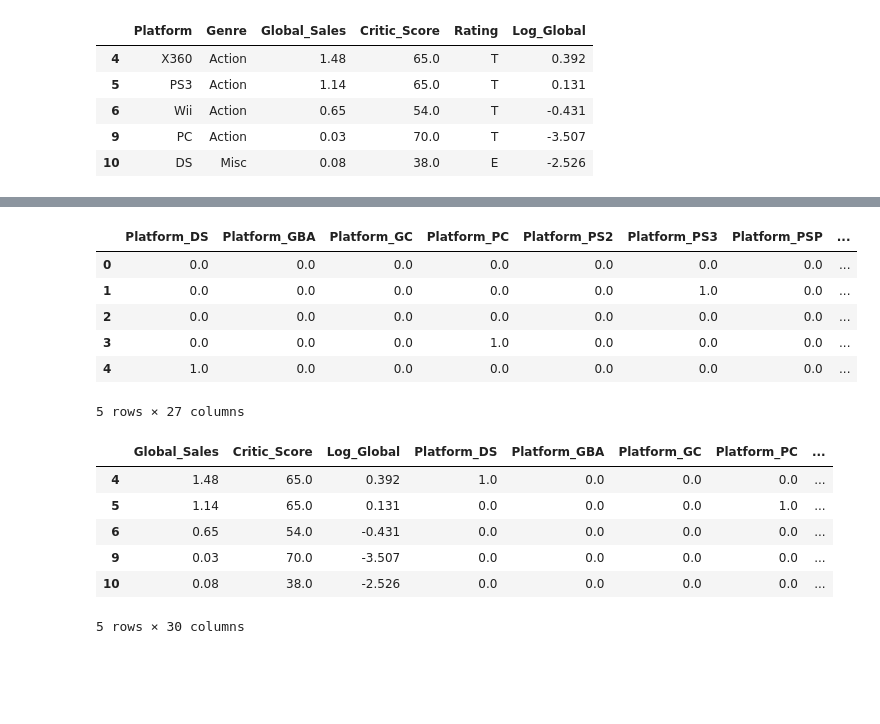
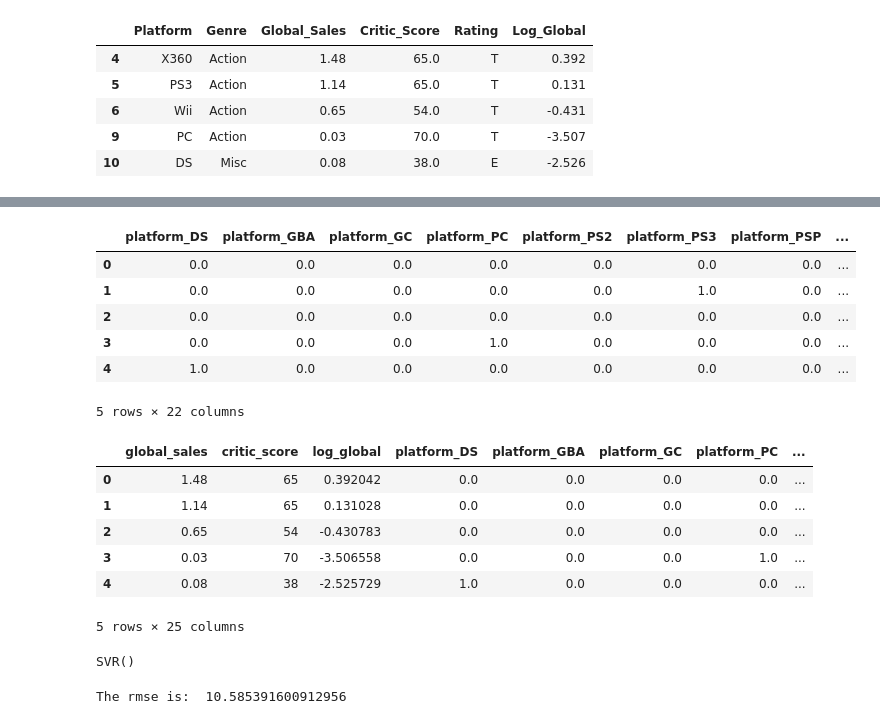
Before and after one commit to PeterAlesio/Video_Game_Analysis, a Jupyter notebook: EL_project_ML(1).ipynb, the cells around one changed output, grey strips where cells are left out. Cells and saved outputs as stored; diff of their text form; code cells hidden in the pictures; blank space fills up the shorter version.

```diff
--- a/EL_project_ML(1).ipynb
+++ b/EL_project_ML(1).ipynb
@@ -365,0 +384,4 @@ df_sales.head()
+# %%
+df_sale=df_sales.drop(
+    columns=['game_name','year_of_release','publisher','na_sales','eu_sales','jp_sales','other_sales','user_score','game_id'])
+df_sale.head()
@@ -365,0 +395,4 @@ df_sales.head()
+# %%
+import numpy as np
+df_sale['log_global']=np.log(df_sale['global_sales'])
+df_sale.head()
@@ -366,6 +406,6 @@ df_sales.head()
 # %%
 # Generate categorical variable list
-df_cat=df_sales.dtypes[df_sales.dtypes=="object"].index.tolist()
+df_cat=df_sale.dtypes[df_sale.dtypes=="object"].index.tolist()
 # %%
 # check the number of unique values in each categorical column
 df_sales[df_cat].nunique()
@@ -382,28 +421,28 @@ import tensorflow as tf
 enc=OneHotEncoder(sparse=False)
 
 #Fit the encoder and produce encoded DataFrame
-encode_df=pd.DataFrame(enc.fit_transform(df_sales[df_cat]))
+encode_df=pd.DataFrame(enc.fit_transform(df_sale[df_cat]))
 #rename encoded columns
 encode_df.columns=enc.get_feature_names(df_cat)
 encode_df.head()
 # %% [output]
-|  | Platform_DS | Platform_GBA | Platform_GC | Platform_PC | Platform_PS2 | Platform_PS3 | Platform_PSP | ... |
+|  | platform_DS | platform_GBA | platform_GC | platform_PC | platform_PS2 | platform_PS3 | platform_PSP | ... |
 | 0 | 0.0 | 0.0 | 0.0 | 0.0 | 0.0 | 0.0 | 0.0 | ... |
 | 1 | 0.0 | 0.0 | 0.0 | 0.0 | 0.0 | 1.0 | 0.0 | ... |
 | 2 | 0.0 | 0.0 | 0.0 | 0.0 | 0.0 | 0.0 | 0.0 | ... |
 | 3 | 0.0 | 0.0 | 0.0 | 1.0 | 0.0 | 0.0 | 0.0 | ... |
 | 4 | 1.0 | 0.0 | 0.0 | 0.0 | 0.0 | 0.0 | 0.0 | ... |
-5 rows × 27 columns
+5 rows × 22 columns
 # %%
 # Merge one-hot encoded features
-df_sale=df_sales.merge(encode_df,left_index=True,right_index=True)
-df_sale=df_sale.drop(df_cat,1)
-df_sale.head()
+df_sale1=df_sale.merge(encode_df,left_index=True,right_index=True)
+df_sale1=df_sale1.drop(df_cat,1)
+df_sale1.head()
 # %% [output]
-|  | Global_Sales | Critic_Score | Log_Global | Platform_DS | Platform_GBA | Platform_GC | Platform_PC | ... |
-| 4 | 1.48 | 65.0 | 0.392 | 1.0 | 0.0 | 0.0 | 0.0 | ... |
-| 5 | 1.14 | 65.0 | 0.131 | 0.0 | 0.0 | 0.0 | 1.0 | ... |
-| 6 | 0.65 | 54.0 | -0.431 | 0.0 | 0.0 | 0.0 | 0.0 | ... |
-| 9 | 0.03 | 70.0 | -3.507 | 0.0 | 0.0 | 0.0 | 0.0 | ... |
-| 10 | 0.08 | 38.0 | -2.526 | 0.0 | 0.0 | 0.0 | 0.0 | ... |
+|  | global_sales | critic_score | log_global | platform_DS | platform_GBA | platform_GC | platform_PC | ... |
+| 0 | 1.48 | 65 | 0.392042 | 0.0 | 0.0 | 0.0 | 0.0 | ... |
+| 1 | 1.14 | 65 | 0.131028 | 0.0 | 0.0 | 0.0 | 0.0 | ... |
+| 2 | 0.65 | 54 | -0.430783 | 0.0 | 0.0 | 0.0 | 0.0 | ... |
+| 3 | 0.03 | 70 | -3.506558 | 0.0 | 0.0 | 0.0 | 1.0 | ... |
+| 4 | 0.08 | 38 | -2.525729 | 1.0 | 0.0 | 0.0 | 0.0 | ... |
-5 rows × 30 columns
+5 rows × 25 columns
@@ -424,3 +466,20 @@ X_scaler=scaler.fit(X_train)
 #scale the data
 X_train_scaled=X_scaler.transform(X_train)
 X_test_scaled=X_scaler.transform(X_test)
+# %%
+# Support Vector Regression
+from sklearn.svm import SVR
+svr = SVR(kernel = 'linear', epsilon = 0.1)
+svr_1 = SVR(kernel = 'rbf', epsilon = 0.1)
+svr.fit(X_train_scaled,y_train.ravel())
+svr_1.fit(X_train_scaled,y_train.ravel())
+# %% [output]
+SVR()
+# %%
+# Running Evaluation Metrics
+from sklearn.metrics import mean_squared_error, r2_score
+predictions=svr.predict(X_test)
+rmse = mean_squared_error(y_test, predictions, squared=False)
+print('The rmse is: ', rmse)
+# %% [output]
+The rmse is:  10.585391600912956
```
Also changed, not shown: parts of 14 cells of this notebook, 3 other files.
